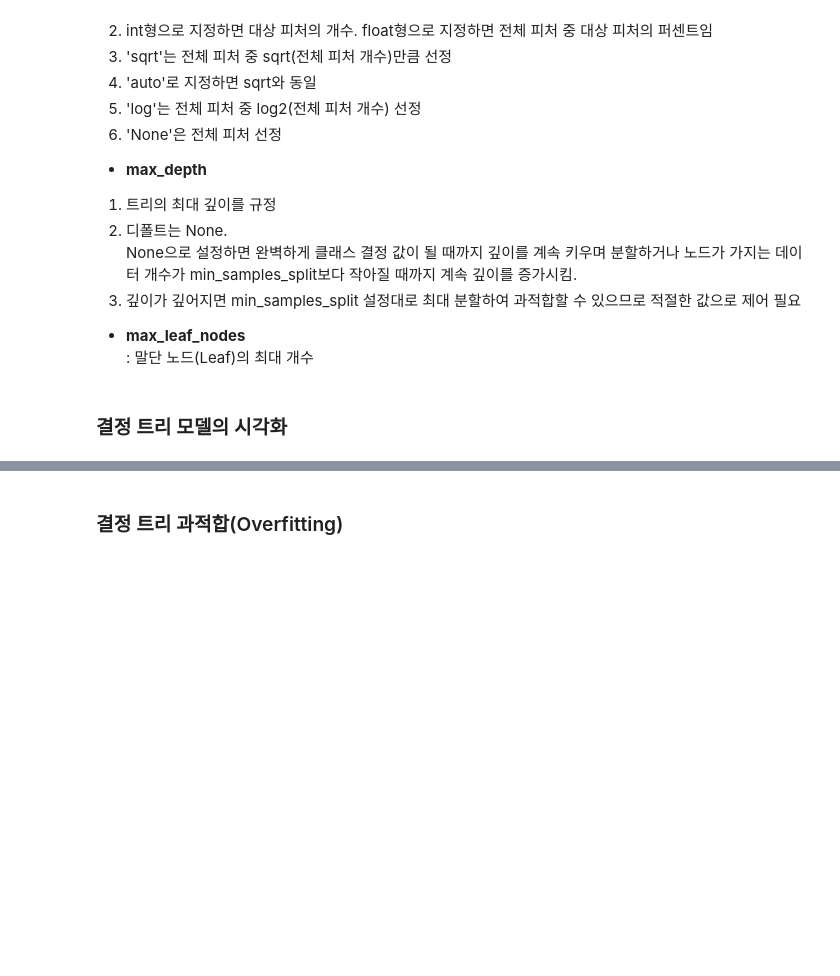
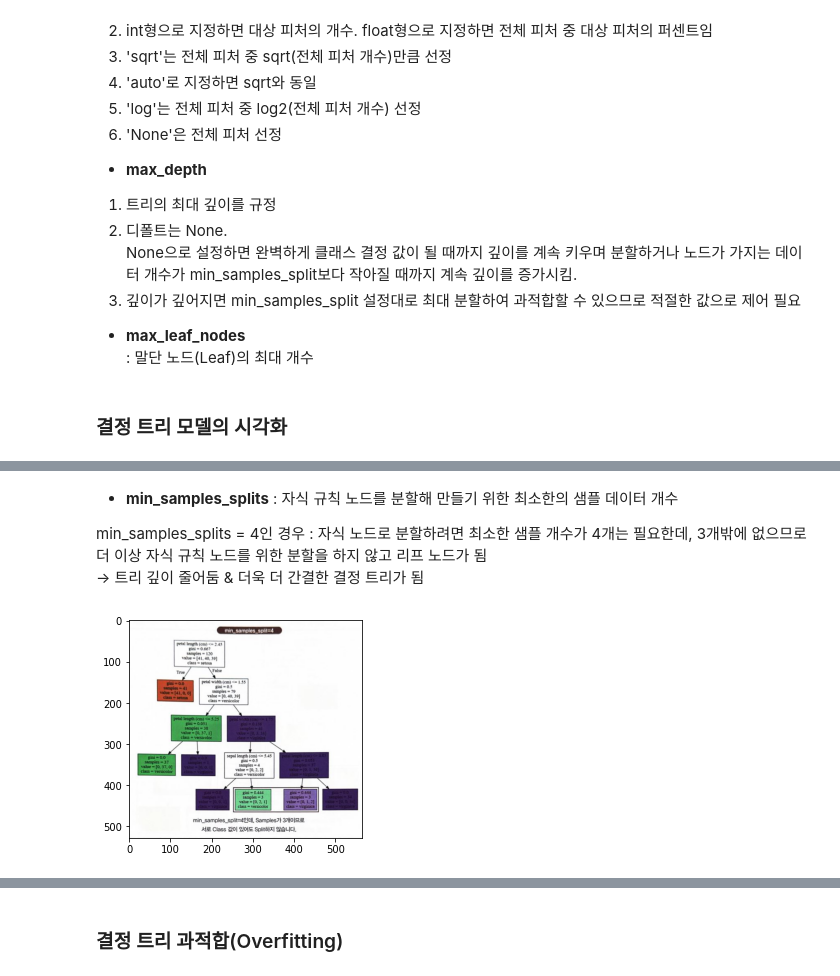
Before and after one commit to jsh1021902/CUAI_BASIC, a Jupyter notebook: Basic_정서현_4주차.ipynb, the cells around one changed output, grey strips where cells are left out. Cells and saved outputs as stored; diff of their text form; code cells hidden in the pictures; blank space fills up the shorter version.

```diff
--- a/Basic_정서현_4주차.ipynb
+++ b/Basic_정서현_4주차.ipynb
@@ -130,0 +232,15 @@ None으로 설정하면 완벽하게 클래스 결정 값이 될 때까지 깊
+# %% [markdown]
+- **min_samples_splits** : 자식 규칙 노드를 분할해 만들기 위한 최소한의 샘플 데이터 개수
+
+min_samples_splits = 4인 경우 : 자식 노드로 분할하려면 최소한 샘플 개수가 4개는 필요한데, 3개밖에 없으므로 더 이상 자식 규칙 노드를 위한 분할을 하지 않고 리프 노드가 됨
+→ 트리 깊이 줄어둠 & 더욱 더 간결한 결정 트리가 됨
+# %%
+import matplotlib.pyplot as plt
+from matplotlib.image import imread
+
+img = imread('/content/drive/My Drive/CUAI_BASIC/min_samples_split.JPG')         # 이미지 읽어오기(적절한 경로를 설정해야 함)
+
+plt.imshow(img)                                                               # 읽어온 이미지 표시
+plt.show()
+# %% [output]
+[figure, added]
```
Also changed, not shown: parts of 75 cells of this notebook.
